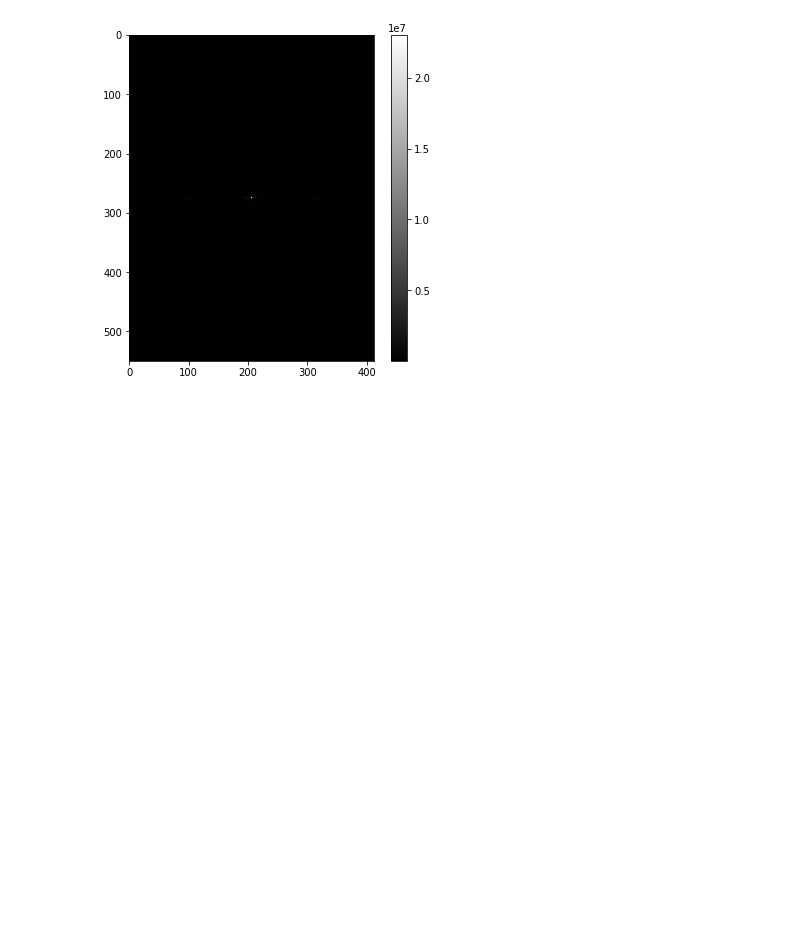
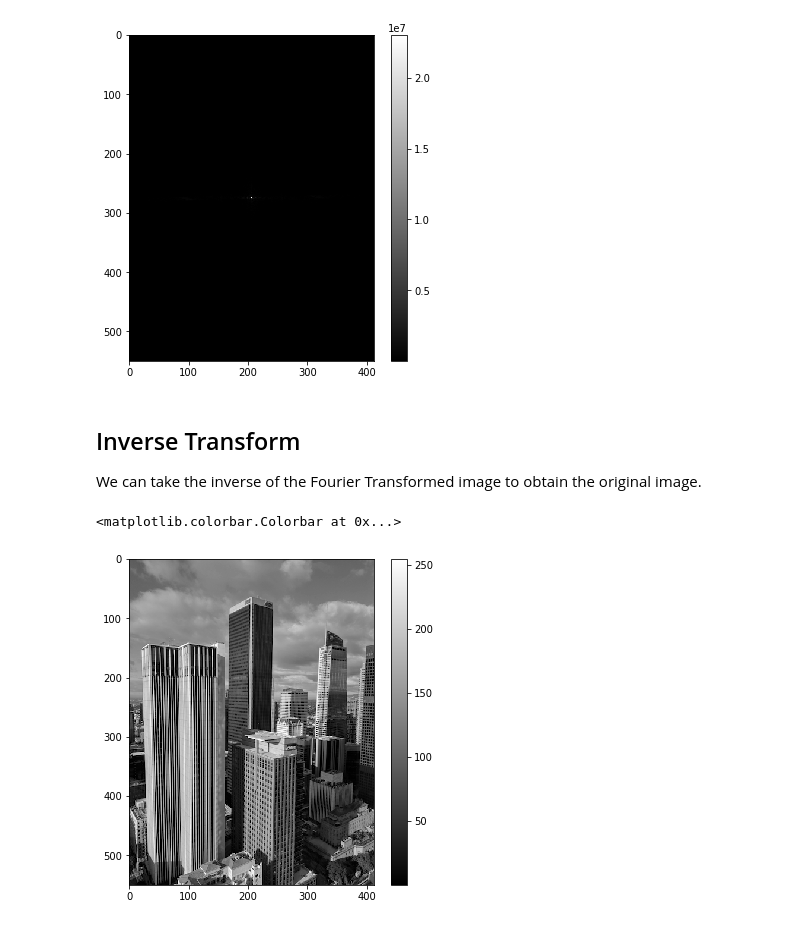
Before and after one commit to ednmolina/Image-Processing, a Jupyter notebook: Image Processing.ipynb, the cells around one changed output. Drawn from its saved outputs; the diff is of its cells as text; code cells hidden in the pictures; blank space fills up the shorter version.

```diff
--- a/Image Processing.ipynb
+++ b/Image Processing.ipynb
@@ -825,3 +825,15 @@ plt.colorbar()
 # %% [output]
 <matplotlib.colorbar.Colorbar at 0x...>
 [figure]
+# %% [markdown]
+## Inverse Transform
+We can take the inverse of the Fourier Transformed image to obtain the original image.
+# %%
+inverse_fft = np.fft.ifft2(fftim.fft2(image), s=None, axes = (-2, -1))
+# %%
+plt.figure(figsize = (6, 6))
+plt.imshow(np.abs(inverse_fft), cmap = 'gray')
+plt.colorbar()
+# %% [output]
+<matplotlib.colorbar.Colorbar at 0x...>
+[figure, added]
```
Also changed, not shown: parts of 2 cells of this notebook.
